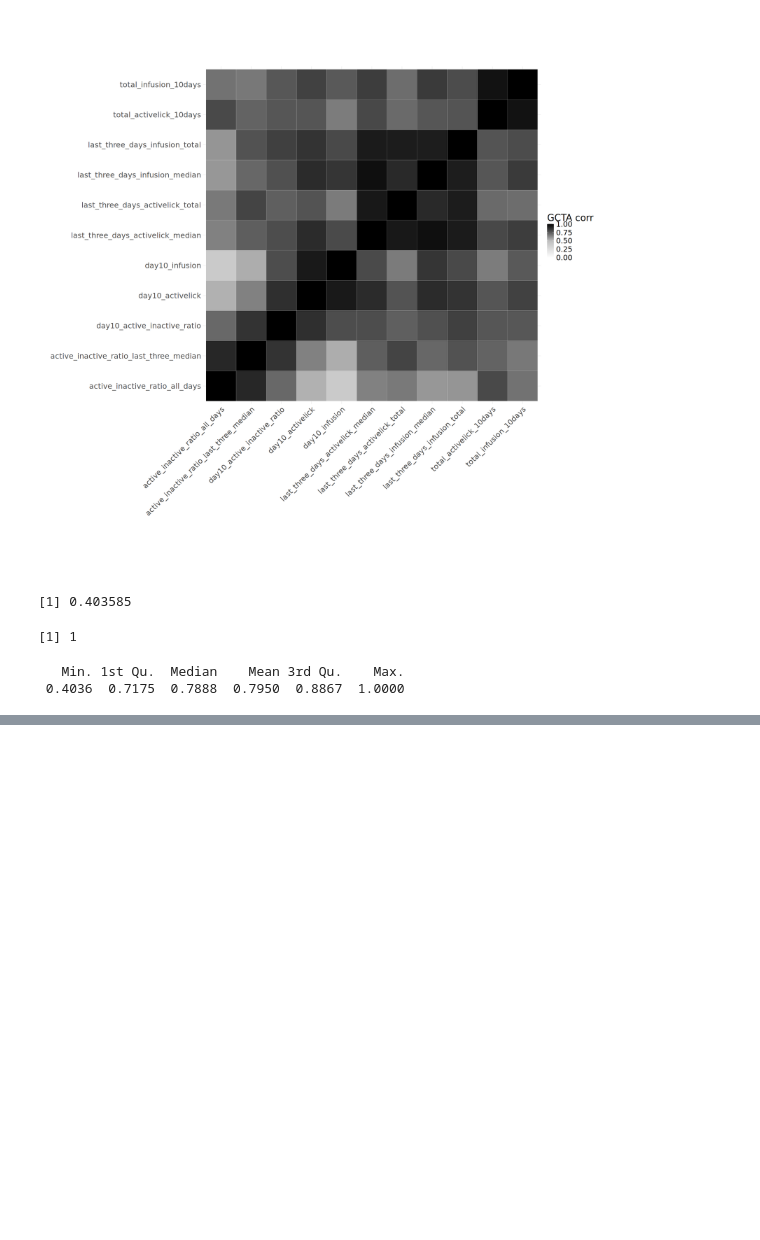
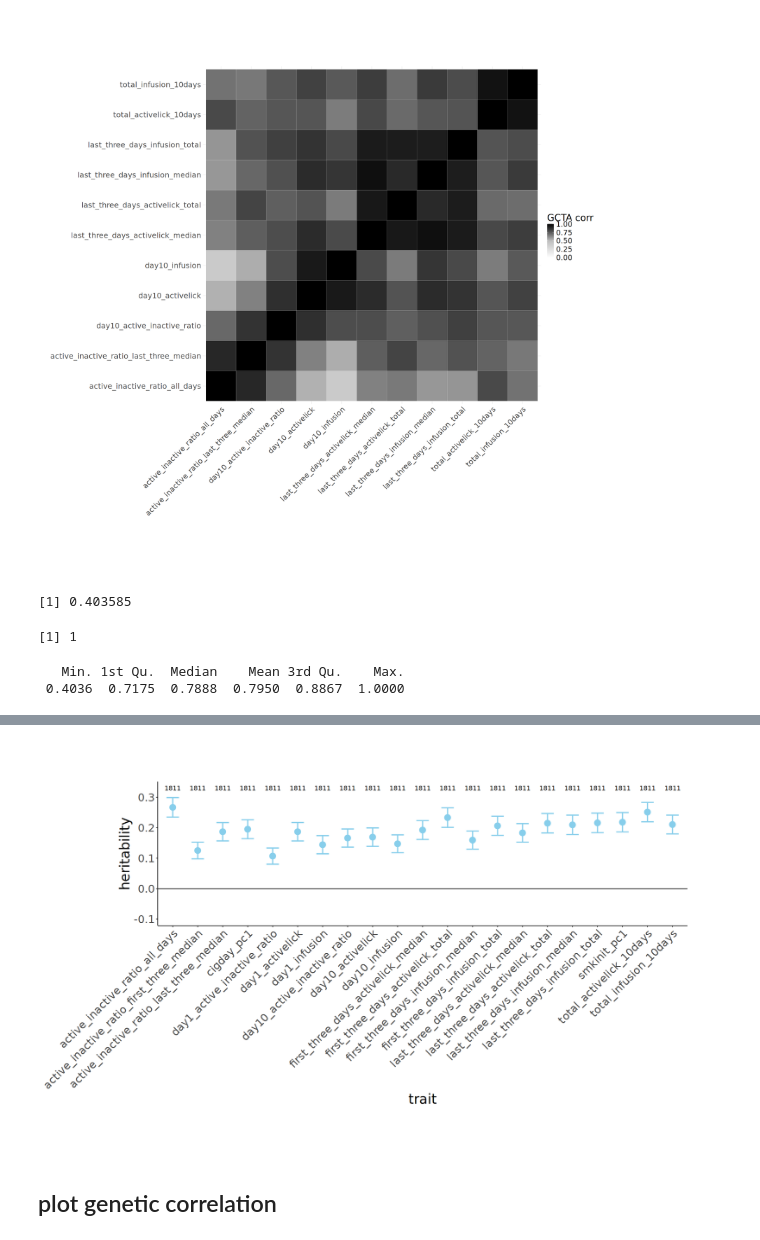
Before and after one commit to BSLeger/SUD_cross_species, a Jupyter notebook: analyze_LDSC_vs_GCTA.ipynb, the cells around one changed output, grey strips where cells are left out. Drawn from its saved outputs; the diff is of its cells as text; code cells hidden in the pictures; blank space fills up the shorter version.

```diff
--- a/analyze_LDSC_vs_GCTA.ipynb
+++ b/analyze_LDSC_vs_GCTA.ipynb
@@ -31,7 +20,7 @@ rerun=FALSE
 # %% [markdown]
 # import genetic correlation and heritability tables
 # %%
-nicsa_traits=read.table('scripts/nicsa_munge_ref/nicsa_traits.csv',sep=',',header=TRUE)
+nicsa_traits=read.table('scripts/nicsa_traits.csv',sep=',',header=TRUE)
 # %% [markdown]
 ## GCTA- from GWAS pipeline- calculated by Thiago
 # %%
@@ -484,0 +480,5 @@ summary(gencor_cigday$corr_GCTA)
+# %%
+herit_GCTA=read.table("nicsa_gwas/initial_run/results/heritability/heritability.tsv",sep='\t',header=TRUE)
+# %%
+nicsa_traits[nrow(nicsa_traits) + 1,] = c("cigday_pc1","regressedlr_cigday_pc1","1832","cigday")
+nicsa_traits[nrow(nicsa_traits) + 1,] = c("smkinit_pc1","regressedlr_smkinit_pc1","1997","smoking initiation")
@@ -484,0 +509,2 @@ summary(gencor_cigday$corr_GCTA)
+# %%
+herit_GCTA=merge(nicsa_traits, herit_GCTA[c('X','V.G..Vp','heritability_SE','n')], by.x='file_prefix', by.y='X')
@@ -484,0 +533,25 @@ summary(gencor_cigday$corr_GCTA)
+# %%
+F<-'PCA_subset.pdf'
+
+options(repr.plot.width=17, repr.plot.height=10)
+
+P=ggplot(data = herit_GCTA,
+ aes(x=trait,
+     y= herit,
+     ymin=herit-herit_SE,
+     ymax=herit+herit_SE)) +
+    #geom_bar(position="dodge", stat = "identity") +
+    geom_errorbar( position = 'identity', size=1, width=.5, color='skyblue') +
+    geom_point(position='identity', aes(y=herit, color='skyblue'),size=5) +
+    geom_text(aes(label=N_subset, y=.33,x=trait),size=4) +
+    scale_color_manual(values=c('skyblue'))+
+    geom_hline(yintercept=0, 'solid','black',4)+
+    ylim(-.1,0.33)+
+    ylab('heritability')+
+    theme_classic(base_size = 12)+
+    theme(text = element_text(size = 24))+
+    theme(axis.text.x = element_text(angle = 45, vjust = 1, hjust=1))+
+    theme(plot.margin = unit(c(1,1,1,2), "inch"))+ theme(legend.position = "none")
+    ggsave(plot = P, filename = F, device = "pdf",scale=1,width=17,height=10)
+P
+# %% [output]
@@ -484,0 +564,3 @@ summary(gencor_cigday$corr_GCTA)
+[figure, added]
+# %% [markdown]
+## plot genetic correlation
```
Also changed, not shown: parts of 21 cells of this notebook, 14 other files.
